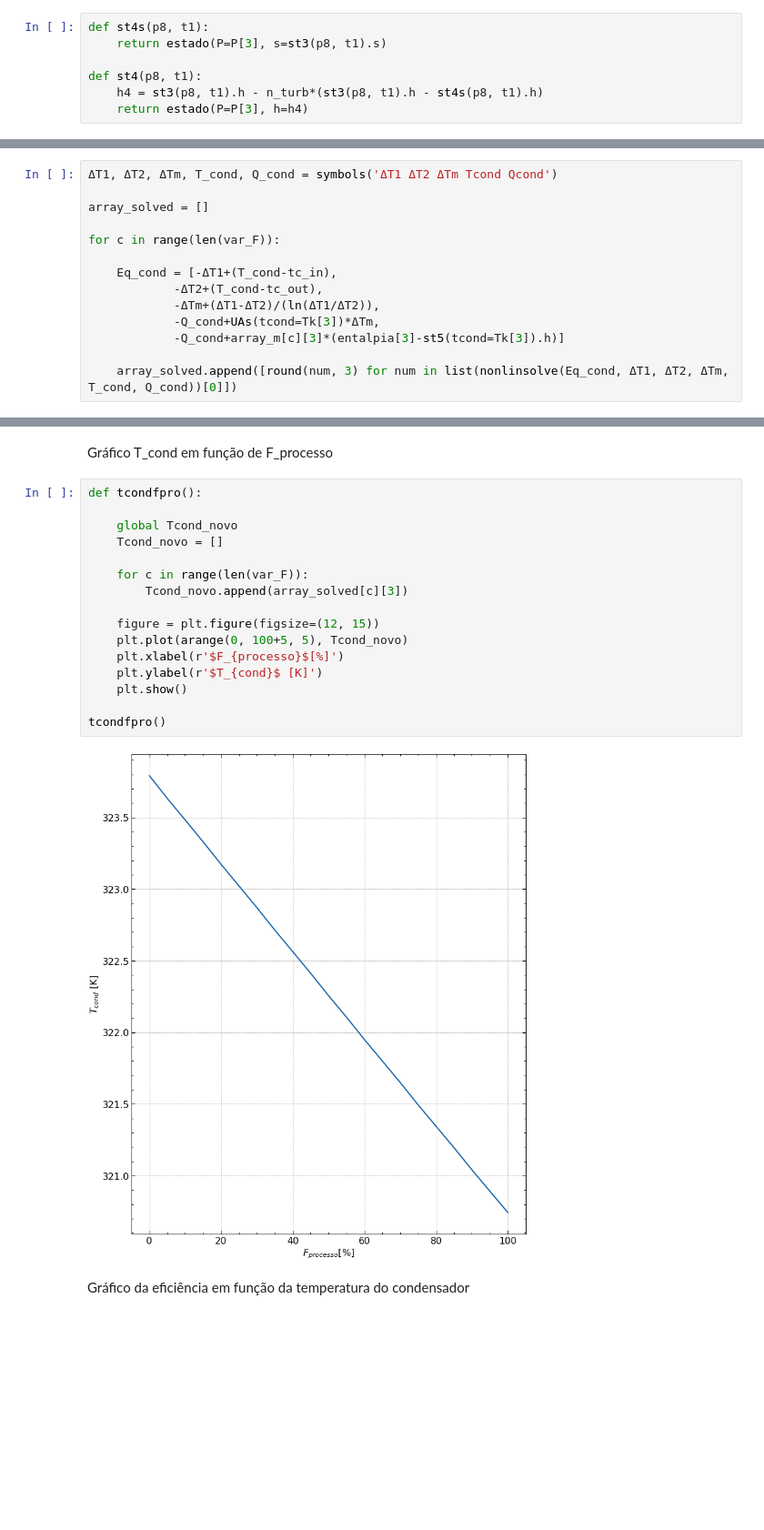
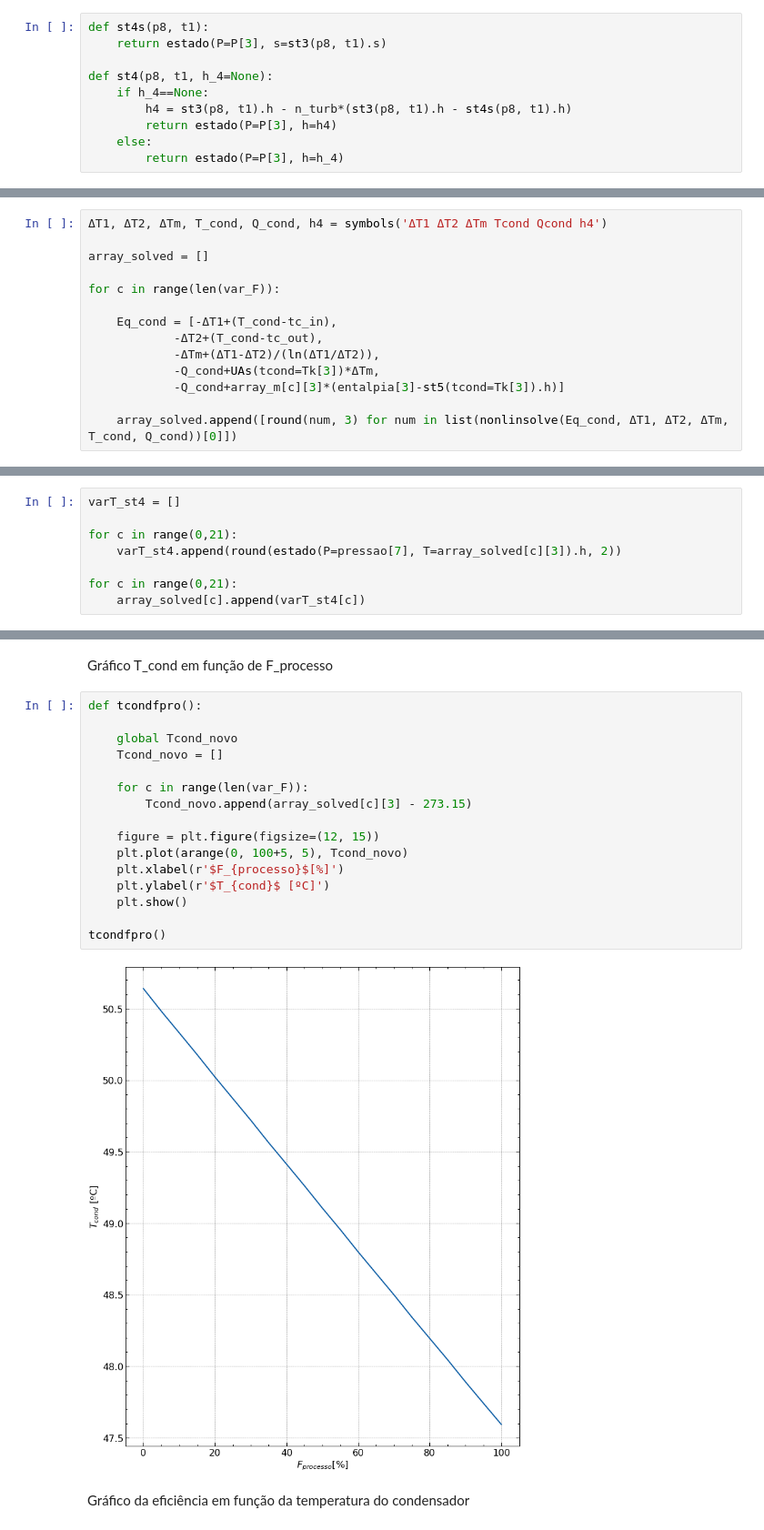
Before and after one commit to luaneng/gdv, a Jupyter notebook: projeto/main.ipynb, the cells around one changed output, grey strips where cells are left out. Shown at 91% size. Cells and saved outputs as stored; diff of their text form; blank space fills up the shorter version.

```diff
--- a/projeto/main.ipynb
+++ b/projeto/main.ipynb
@@ -144,9 +144,12 @@ $$ st_{4}: st_{4}(P_{4}, h_{4}) $$
 def st4s(p8, t1):
     return estado(P=P[3], s=st3(p8, t1).s)
 
-def st4(p8, t1):
-    h4 = st3(p8, t1).h - n_turb*(st3(p8, t1).h - st4s(p8, t1).h)
-    return estado(P=P[3], h=h4)
+def st4(p8, t1, h_4=None):
+    if h_4==None:
+        h4 = st3(p8, t1).h - n_turb*(st3(p8, t1).h - st4s(p8, t1).h)
+        return estado(P=P[3], h=h4)
+    else:
+        return estado(P=P[3], h=h_4)
 # %% [markdown]
 Definindo estados a partir da equação de eficiência isentrópica para bombas
 # %% [markdown]
@@ -625,7 +628,7 @@ Fazendo as seguintes considerações:
 $$ h_{5}: h_{5}(T_{cond} = constante) $$
 $$ UA_{s}: UA_{s}(T_{cond} = constante) $$
 # %%
-ΔT1, ΔT2, ΔTm, T_cond, Q_cond = symbols('ΔT1 ΔT2 ΔTm Tcond Qcond')
+ΔT1, ΔT2, ΔTm, T_cond, Q_cond, h4 = symbols('ΔT1 ΔT2 ΔTm Tcond Qcond h4')
 
 array_solved = []
 
@@ -649,2 +648,10 @@ array_solved[0][2:4]
+# %%
+varT_st4 = []
+
+for c in range(0,21):
+    varT_st4.append(round(estado(P=pressao[7], T=array_solved[c][3]).h, 2))
+
+for c in range(0,21):
+    array_solved[c].append(varT_st4[c])
 # %%
 data_solved = {
@@ -685,21 +693,21 @@ Gráfico T_cond em função de F_processo
 # %%
 def tcondfpro():
 
     global Tcond_novo
     Tcond_novo = []
 
     for c in range(len(var_F)):
-        Tcond_novo.append(array_solved[c][3])
+        Tcond_novo.append(array_solved[c][3] - 273.15)
 
     figure = plt.figure(figsize=(12, 15))
     plt.plot(arange(0, 100+5, 5), Tcond_novo)
     plt.xlabel(r'$F_{processo}$[%]')
-    plt.ylabel(r'$T_{cond}$ [K]')
+    plt.ylabel(r'$T_{cond}$ [ºC]')
     plt.show()
 
 tcondfpro()
 # %% [output]
-[figure, old version]
+[figure, new version]
 # %% [markdown]
 Gráfico da eficiência em função da temperatura do condensador
 # %%
```
Also changed, not shown: parts of 8 cells of this notebook.
